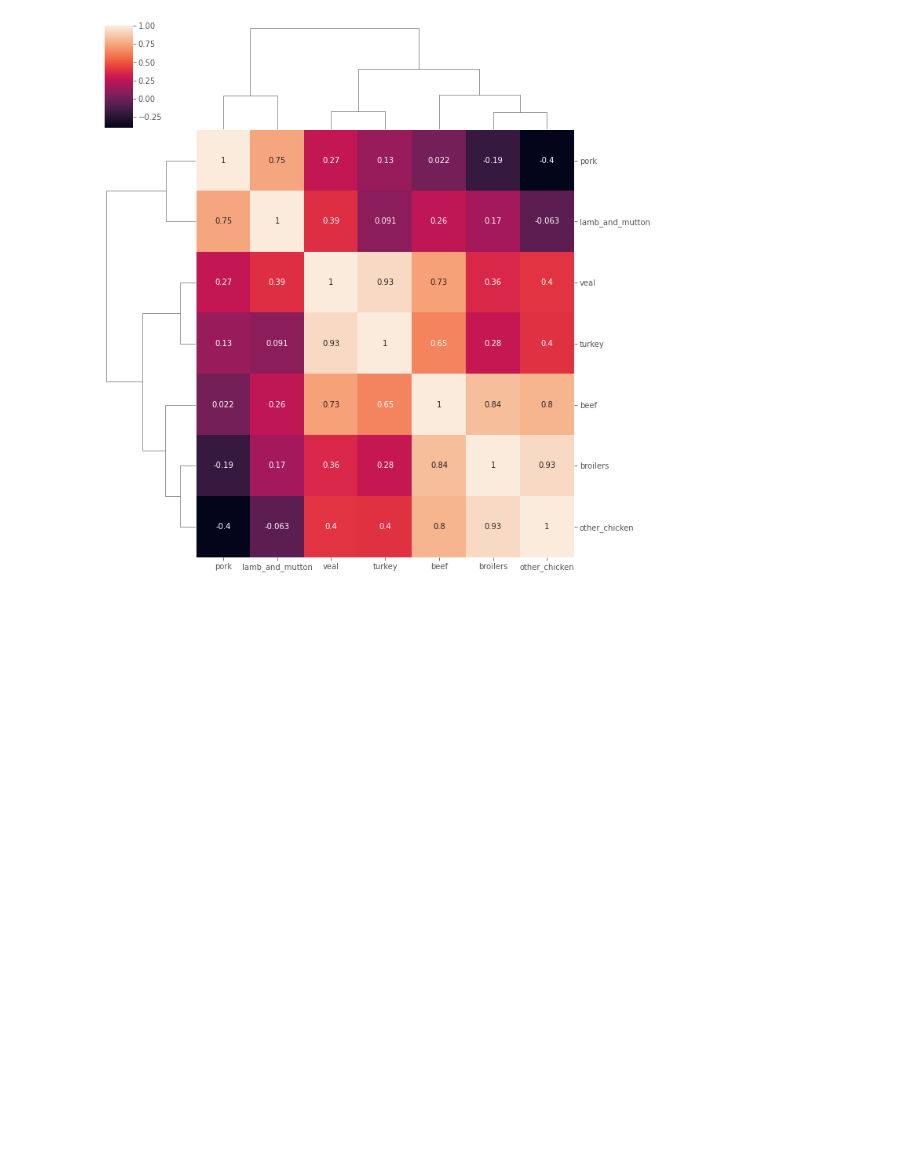
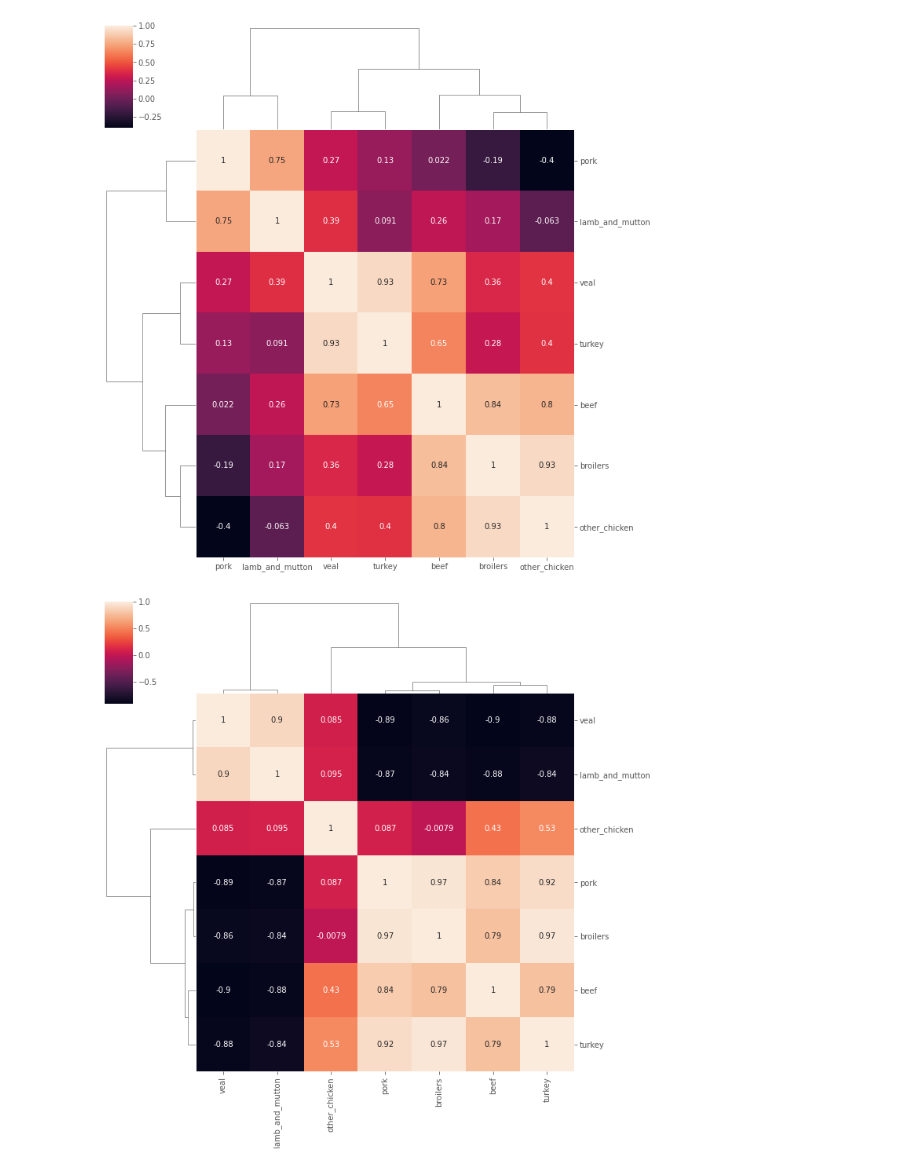
Before and after one commit to nilavya2000/Time_Series_decomposition, a Jupyter notebook: time-series-decomposition.ipynb, the cells around one changed output. Drawn from its saved outputs; the diff is of its cells as text; code cells hidden in the pictures; blank space fills up the shorter version.

```diff
--- a/time-series-decomposition.ipynb
+++ b/time-series-decomposition.ipynb
@@ -135,3 +143,15 @@ sns.clustermap(seasonality_corr, annot=True, square=True)
 # %% [output]
 <seaborn.matrix.ClusterGrid at 0x...>
 [figure]
+# %%
+trend_dict = {
+    ts: sm.tsa.seasonal_decompose(meat[ts].dropna()).trend for ts in meat.columns
+}
+
+# Compute corr matrix
+trend_dict = pd.DataFrame(trend_dict).corr()
+
+sns.clustermap(trend_dict, annot=True, square=True)
+plt.show()
+# %% [output]
+[figure, added]
```
Also changed, not shown: parts of 7 cells of this notebook.
